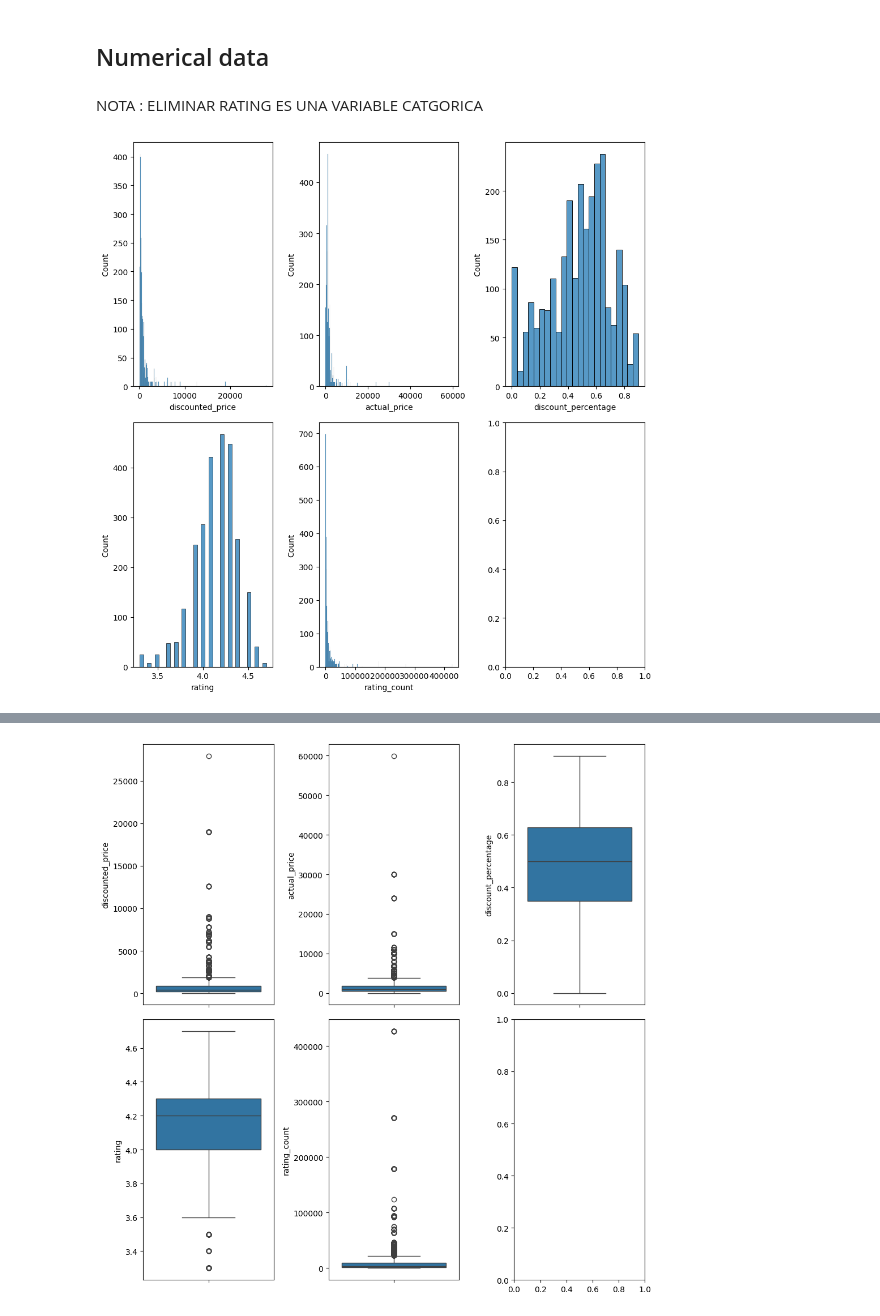
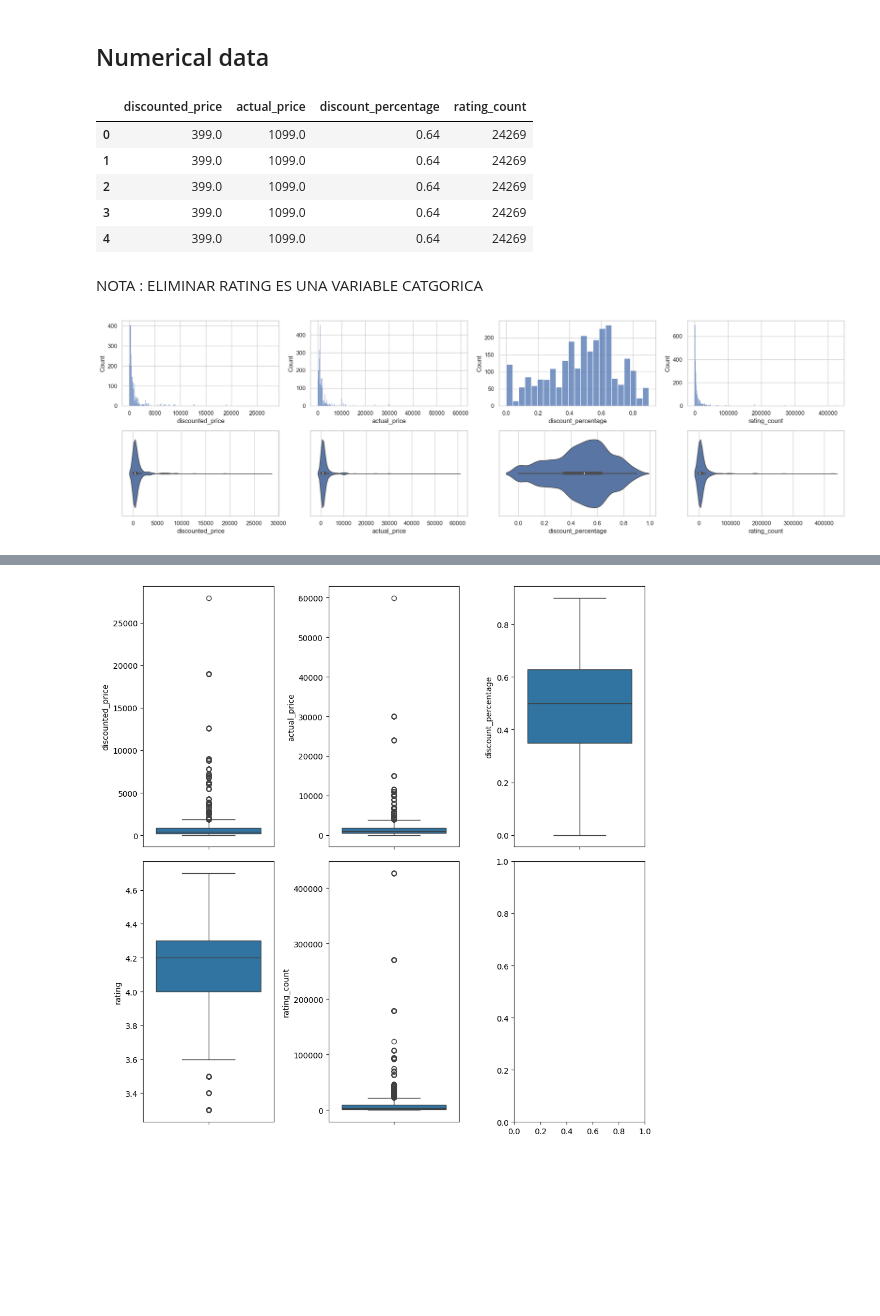
Before and after one commit to marcoeferro/eda_online_retail_sales, a Jupyter notebook: EDARetailSales.ipynb, the cells around one changed output, grey strips where cells are left out. Drawn from its saved outputs; the diff is of its cells as text; code cells hidden in the pictures; blank space fills up the shorter version.

Commit message:
fix: rearrange numerical ditribution exploration

```diff
--- a/EDARetailSales.ipynb
+++ b/EDARetailSales.ipynb
@@ -123,18 +120,34 @@ most_profitable
 ## Numerical data
 # %%
 numerical_data = df.select_dtypes(["float64","int64"])
+numerical_data.drop(columns="rating",inplace=True)
+# %%
+numerical_data.head()
+# %% [output]
+|  | discounted_price | actual_price | discount_percentage | rating_count |
+| 0 | 399.0 | 1099.0 | 0.64 | 24269 |
+| 1 | 399.0 | 1099.0 | 0.64 | 24269 |
+| 2 | 399.0 | 1099.0 | 0.64 | 24269 |
+| 3 | 399.0 | 1099.0 | 0.64 | 24269 |
+| 4 | 399.0 | 1099.0 | 0.64 | 24269 |
 # %% [markdown]
 NOTA : ELIMINAR RATING ES UNA VARIABLE CATGORICA
 # %%
-fig,ax = plt.subplots(nrows=2, ncols=3,figsize=(10,10))
+fig,ax = plt.subplots(nrows=2, ncols=4,figsize=(20,6))
 
 sns.histplot(data = numerical_data["discounted_price"],ax=ax[0,0])
+sns.violinplot(data = numerical_data,x=numerical_data["discounted_price"],ax=ax[1,0])
+
 sns.histplot(data = numerical_data["actual_price"],ax=ax[0,1])
+sns.violinplot(data = numerical_data, x = numerical_data["actual_price"],ax=ax[1,1])
+
 sns.histplot(data = numerical_data["discount_percentage"],ax=ax[0,2])
-sns.histplot(data = numerical_data["rating"],ax=ax[1,0])
-sns.histplot(data = numerical_data["rating_count"],ax=ax[1,1])
+sns.violinplot(data = numerical_data, x = numerical_data["discount_percentage"],ax=ax[1,2])
+
+sns.histplot(data = numerical_data["rating_count"],ax=ax[0,3])
+sns.violinplot(data = numerical_data, x = numerical_data["rating_count"],ax=ax[1,3])
 
 plt.tight_layout()
 plt.show()
 # %% [output]
-[figure, old version]
+[figure, new version]
```
Also changed, not shown: parts of 19 cells of this notebook.
